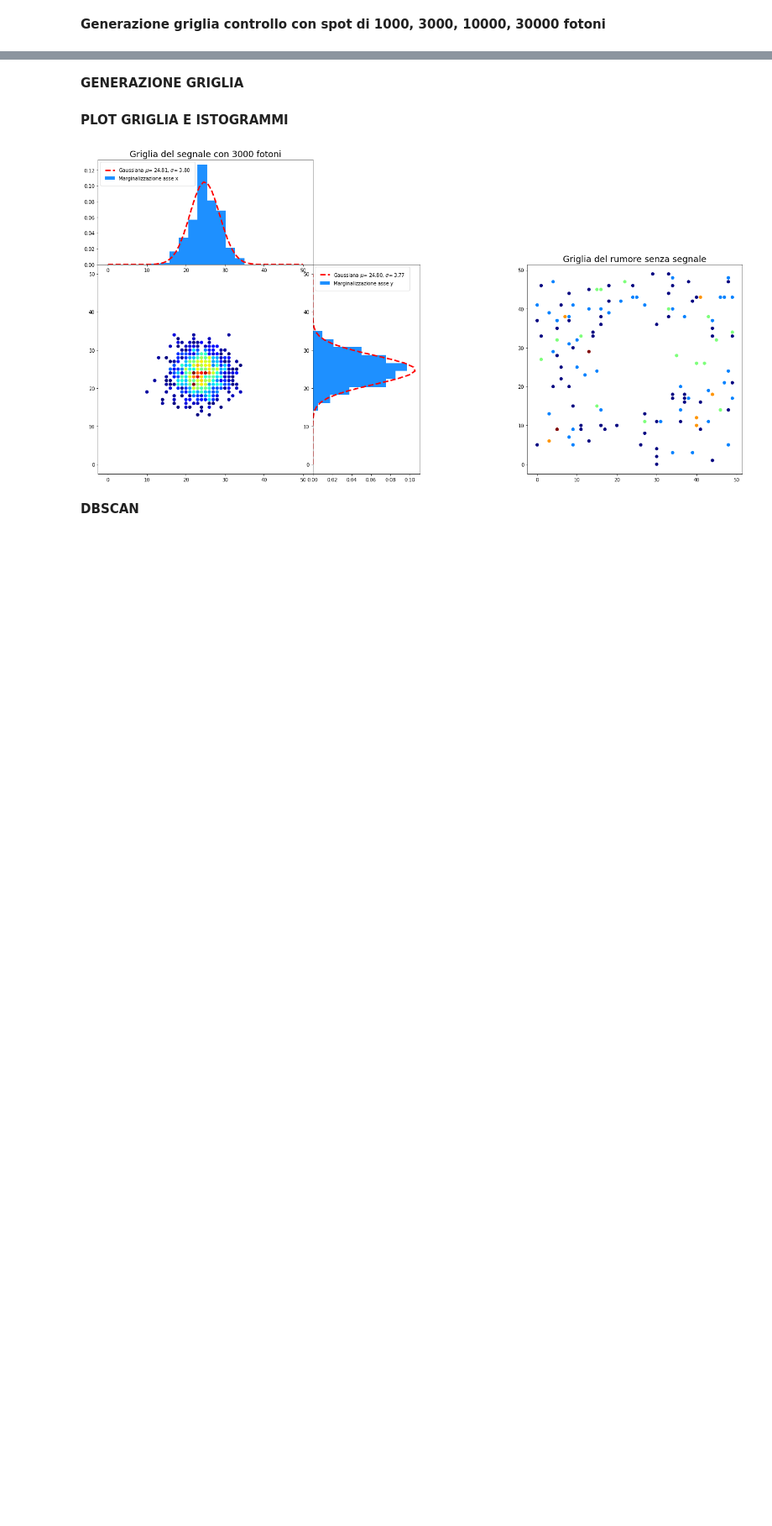
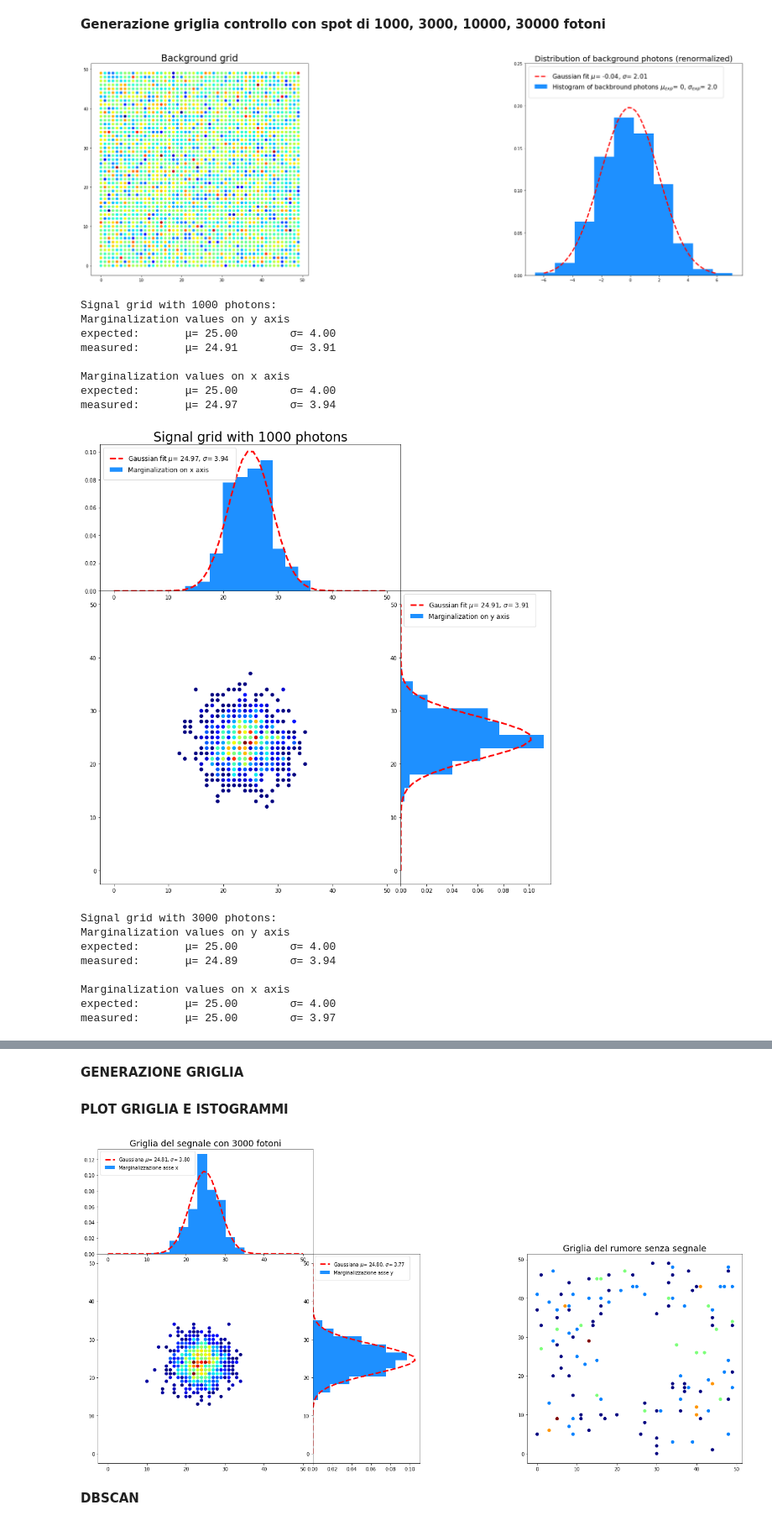
Before and after one commit to lorenzopaolucci/Cygno_Lab_II, a Jupyter notebook: dbscan_finale.ipynb, the cells around one changed output, grey strips where cells are left out. Shown at 84% size. Drawn from its saved outputs; the diff is of its cells as text; code cells hidden in the pictures; blank space fills up the shorter version.

Commit message:
label dei primi grafici in inglese

```diff
--- a/dbscan_finale.ipynb
+++ b/dbscan_finale.ipynb
@@ -82,14 +82,14 @@ ax1.scatter(background_plot[:,0],background_plot[:,1],c=background_plot[:,2],cma
 #ax3 = plt.subplot2grid((3,6),(0,0),colspan=2,rowspan=1,sharex=ax4)
 #ax3.hist(hist_x_fit, bins=10, color='dodgerblue', label='Marginalizzazione su asse x')
 #ax3.legend( loc='upper left', borderpad=1)
-plt.title('Griglia del rumore', fontsize = 18)
+plt.title('Background grid', fontsize = 24)
 
 mu, std = norm.fit(noise_list)
 ax4 = plt.subplot2grid((2,6),(1, 4),colspan=2,rowspan=2)
-ax4.hist(noise_list, bins=10, color='dodgerblue', label='Istogramma fotoni di rumore $\mu_{exp}$= 0, $\sigma_{exp}$= %.1lf'%sigma_noise, density=True)
-ax4.plot(x_gaus, np.exp(-0.5*((x_gaus-mu)/std)**2) /(std*np.sqrt(2*np.pi)), 'r--', linewidth=3, label='Fit gaussiano $\mu$= %.2lf, $\sigma$= %.2lf'%(mu, std))
-ax4.legend( loc='upper left', borderpad=1, fontsize=12)
-plt.title('Distribuzione dei fotoni di rumore prima di applicare la soglia (rinormalizzato)', fontsize = 18)
+ax4.hist(noise_list, bins=10, color='dodgerblue', label='Histogram of backbround photons $\mu_{exp}$= 0, $\sigma_{exp}$= %.1lf'%sigma_noise, density=True)
+ax4.plot(x_gaus, np.exp(-0.5*((x_gaus-mu)/std)**2) /(std*np.sqrt(2*np.pi)), 'r--', linewidth=3, label='Gaussian fit $\mu$= %.2lf, $\sigma$= %.2lf'%(mu, std))
+ax4.legend( loc='upper left', borderpad=1, fontsize=16)
+plt.title('Distribution of background photons (renormalized)', fontsize = 20)
 plt.ylim(0, 0.25)
 
 plt.show()
@@ -116,44 +116,63 @@ for n_samples in range_grid:
 
       if signal[i][j] != 0:
         signal_list.append([j,i,signal[i][j]])
 
 
   signal_plot = np.array(signal_list)
 
 
   # Istogramma segnale
 
-  print('Istogramma con %d fotoni di segnale:'%n_samples)
+  print('Signal grid with %d photons:'%n_samples)
   hist_x = np.apply_along_axis(sum,0,signal)
   hist_y = np.apply_along_axis(sum,1,signal)
   x = np.linspace(0,L,L)
 
   fig = plt.figure(figsize=(15,15))
   fig.subplots_adjust(hspace=0)
   fig.subplots_adjust(wspace=0)
 
   ax1 = plt.subplot2grid((3,3),(1,0),rowspan=2,colspan=2)
   ax1.scatter(signal_plot[:,0],signal_plot[:,1],c=signal_plot[:,2],cmap='jet')
 
   ax2 = plt.subplot2grid((3,3),(1,2),colspan=1,rowspan=2,sharey=ax1)
   hist_y_fit = array_for_fit(hist_y)
   mu, std = norm.fit(hist_y_fit)
-  ax2.hist(hist_y_fit, bins=10, density=True, color='dodgerblue', orientation='horizontal', label='Marginalizzazione asse y')
-  ax2.plot(np.exp(-0.5*((x-mu)/std)**2) /(std*np.sqrt(2*np.pi)), x, 'r--', linewidth=3, label='Gaussiana $\mu$= %.2lf, $\sigma$= %.2lf'%(mu, std))
-  print('Valori della marginalizzazione lungo l asse y:')
-  print('attesi:  \t\u03BC= %.2lf\t\u03C3= %.2lf'%(centers[0][1], sigma_spatial))
-  print('misurati:\t\u03BC= %.2lf\t\u03C3= %.2lf\n'%(mu, std))
-  ax2.legend( loc='upper left', borderpad=1)
+  ax2.hist(hist_y_fit, bins=10, density=True, color='dodgerblue', orientation='horizontal', label='Marginalization on y axis')
+  ax2.plot(np.exp(-0.5*((x-mu)/std)**2) /(std*np.sqrt(2*np.pi)), x, 'r--', linewidth=3, label='Gaussian fit $\mu$= %.2lf, $\sigma$= %.2lf'%(mu, std))
+  print('Marginalization values on y axis')
+  print('expected:\t\u03BC= %.2lf\t\u03C3= %.2lf'%(centers[0][1]+1, sigma_spatial))
+  print('measured:\t\u03BC= %.2lf\t\u03C3= %.2lf\n'%(mu, std))
+  ax2.legend( loc='upper left', borderpad=1, fontsize=12)
 
   ax3 = plt.subplot2grid((3,3),(0,0),colspan=2,rowspan=1,sharex=ax1)
   hist_x_fit = array_for_fit(hist_x)
   mu, std = norm.fit(hist_x_fit)
-  ax3.hist(hist_x_fit, bins=10, density=True, color='dodgerblue', label='Marginalizzazione asse x')
-  ax3.plot(x, np.exp(-0.5*((x-mu)/std)**2) /(std*np.sqrt(2*np.pi)), 'r--', linewidth=3, label='Gaussiana $\mu$= %.2lf, $\sigma$= %.2lf'%(mu, std))
-  ax3.legend( loc='upper left', borderpad=1)
-  plt.title('Griglia del segnale con %d fotoni'%n_samples, fontsize = 18)
-  print('Valori della marginalizzazione lungo l asse x:')
-  print('attesi:  \t\u03BC= %.2lf\t\u03C3= %.2lf'%(centers[0][0],sigma_spatial))
-  print('misurati:\t\u03BC= %.2lf\t\u03C3= %.2lf\n'%(mu, std))
+  ax3.hist(hist_x_fit, bins=10, density=True, color='dodgerblue', label='Marginalization on x axis')
+  ax3.plot(x, np.exp(-0.5*((x-mu)/std)**2) /(std*np.sqrt(2*np.pi)), 'r--', linewidth=3, label='Gaussian fit $\mu$= %.2lf, $\sigma$= %.2lf'%(mu, std))
+  ax3.legend( loc='upper left', borderpad=1, fontsize=12)
+  plt.title('Signal grid with %d photons'%n_samples, fontsize = 24)
+  print('Marginalization values on x axis')
+  print('expected:\t\u03BC= %.2lf\t\u03C3= %.2lf'%(centers[0][0]+1,sigma_spatial))
+  print('measured:\t\u03BC= %.2lf\t\u03C3= %.2lf\n'%(mu, std))
   plt.show()
   print('\n\n\n\n')
+# %% [output]
+[figure, added]
+Signal grid with 1000 photons:
+Marginalization values on y axis
+expected:       μ= 25.00        σ= 4.00
+measured:       μ= 24.91        σ= 3.91
+
+Marginalization values on x axis
+expected:       μ= 25.00        σ= 4.00
+measured:       μ= 24.97        σ= 3.94
+[figure, added]
+Signal grid with 3000 photons:
+Marginalization values on y axis
+expected:       μ= 25.00        σ= 4.00
+measured:       μ= 24.89        σ= 3.94
+
+Marginalization values on x axis
+expected:       μ= 25.00        σ= 4.00
+measured:       μ= 25.00        σ= 3.97
```
Also changed, not shown: parts of 1 cell of this notebook.
